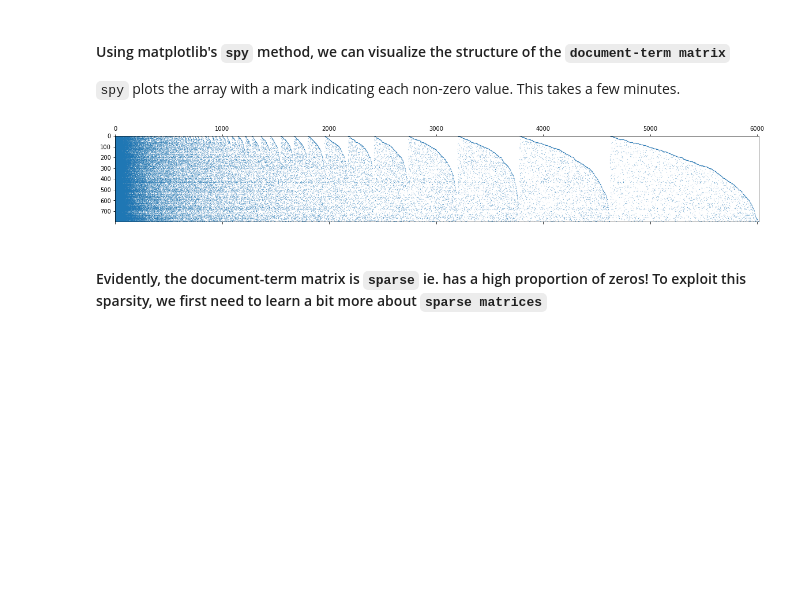
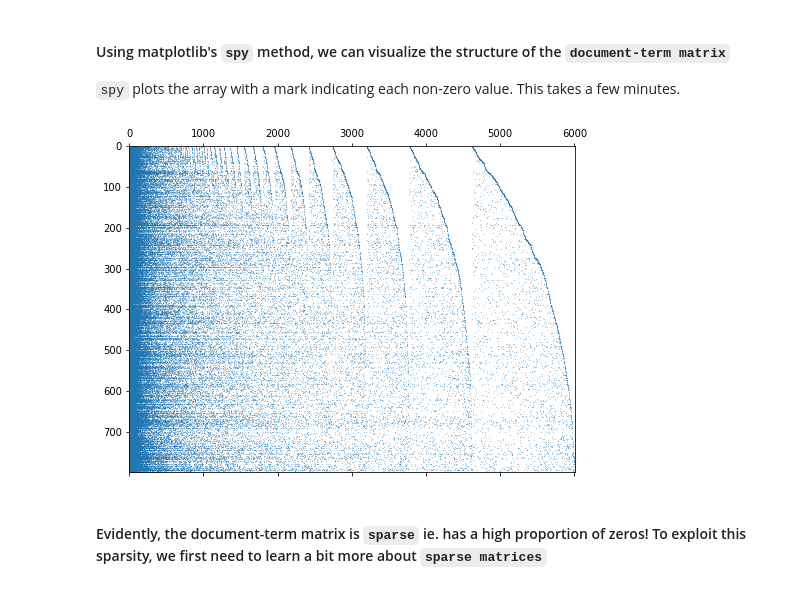
Before and after one commit to jcatanza/Fastai-A-Code-First-Introduction-To-Natural-Language-Processing-TWiML-Study-Group, a Jupyter notebook: 3-logreg-nb-imdb_jcat.ipynb, the cells around one changed output. Cells and saved outputs as stored; diff of their text form; code cells hidden in the pictures; blank space fills up the shorter version.

```diff
--- a/3-logreg-nb-imdb_jcat.ipynb
+++ b/3-logreg-nb-imdb_jcat.ipynb
@@ -459,12 +459,12 @@ The sparsity of the document-term matrix is 0.9766429105718085
 `spy` plots the array with a mark indicating each non-zero value. This takes a few minutes.
 # %%
 fig = plt.figure()
-plt.spy(A, markersize=0.10)
-fig.set_size_inches(20,20)
+plt.spy(A, markersize=0.10, aspect = 'auto')
+fig.set_size_inches(8,6)
 fig.savefig('doc_term_matrix.png', dpi=800)
 # <img src="doc_term_matrix.png" alt="floating point" style="width: 90%"/>
 # %% [output]
-[figure, old version]
+[figure, new version]
 # %% [markdown]
 #### Evidently, the document-term matrix is `sparse` ie. has a high proportion of zeros! To exploit this sparsity, we first need to learn a bit more about `sparse matrices`
 # %% [markdown]
```
Also changed, not shown: 2 other files.
